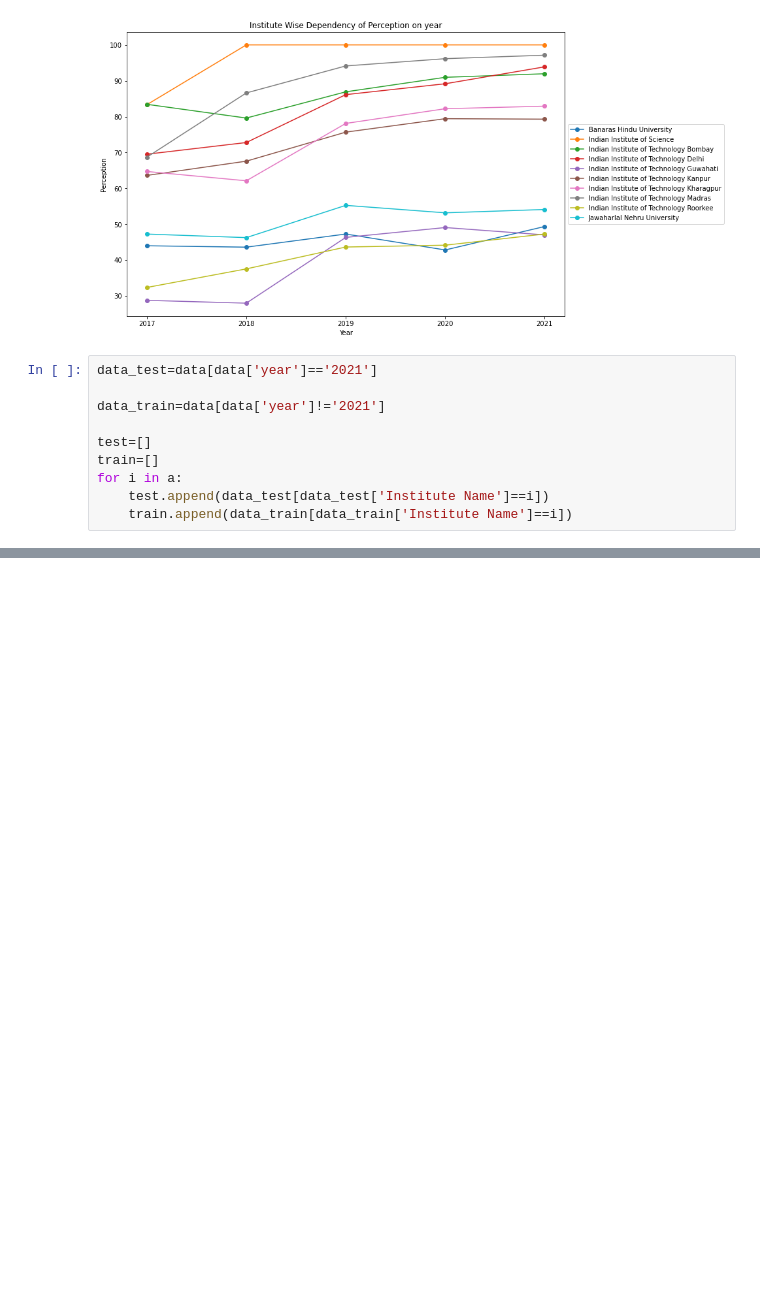
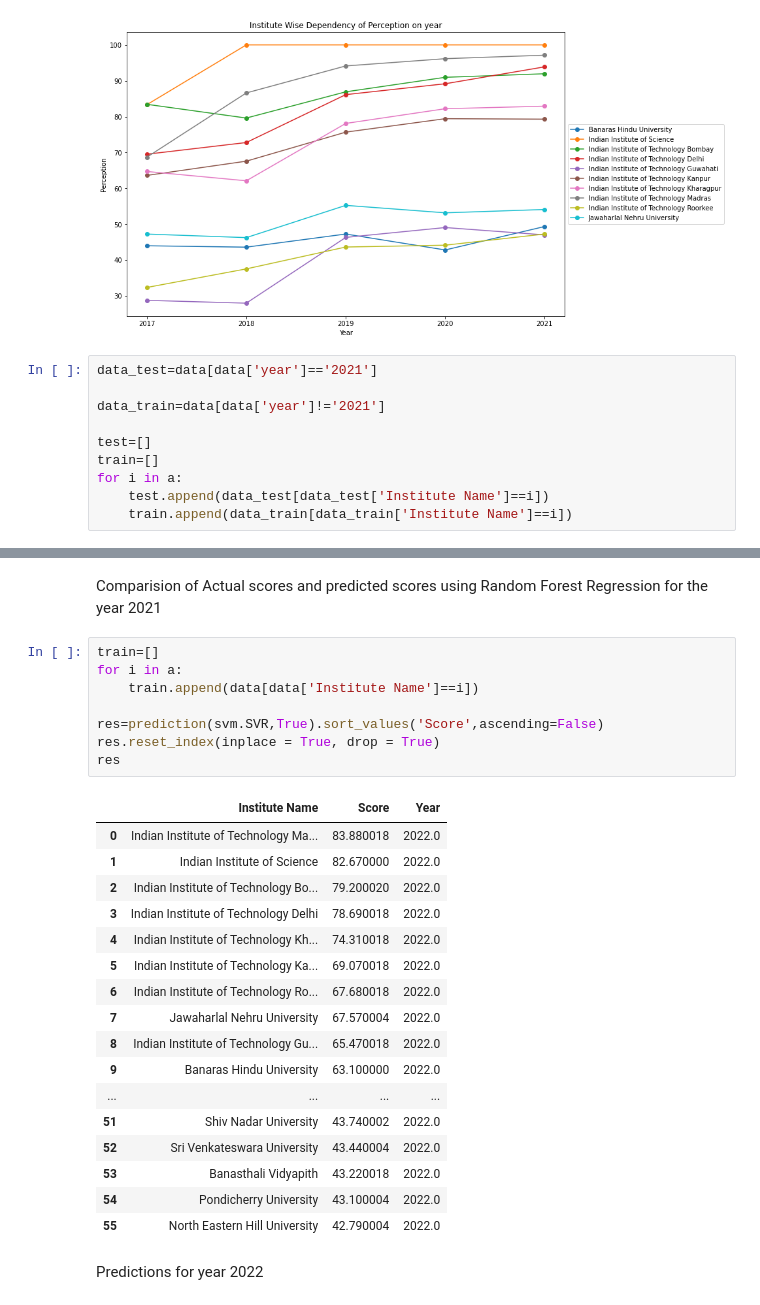
Before and after one commit to kalp121212/DS203_Project, a Jupyter notebook: Nirf.ipynb, the cells around one changed output, grey strips where cells are left out. Cells and saved outputs as stored; diff of their text form; blank space fills up the shorter version.

```diff
--- a/Nirf.ipynb
+++ b/Nirf.ipynb
@@ -302,0 +362,30 @@ Random forest: 98.66634210578077
+# %% [markdown]
+Comparision of Actual scores and predicted scores using Random Forest Regression for the year 2021
+# %%
+train=[]
+for i in a:
+    train.append(data[data['Institute Name']==i])
+
+res=prediction(svm.SVR,True).sort_values('Score',ascending=False)
+res.reset_index(inplace = True, drop = True)
+res
+# %% [output]
+|  | Institute Name | Score | Year |
+| 0 | Indian Institute of Technology Ma... | 83.880018 | 2022.0 |
+| 1 | Indian Institute of Science | 82.670000 | 2022.0 |
+| 2 | Indian Institute of Technology Bo... | 79.200020 | 2022.0 |
+| 3 | Indian Institute of Technology Delhi | 78.690018 | 2022.0 |
+| 4 | Indian Institute of Technology Kh... | 74.310018 | 2022.0 |
+| 5 | Indian Institute of Technology Ka... | 69.070018 | 2022.0 |
+| 6 | Indian Institute of Technology Ro... | 67.680018 | 2022.0 |
+| 7 | Jawaharlal Nehru University | 67.570004 | 2022.0 |
+| 8 | Indian Institute of Technology Gu... | 65.470018 | 2022.0 |
+| 9 | Banaras Hindu University | 63.100000 | 2022.0 |
+| ... | ... | ... | ... |
+| 51 | Shiv Nadar University | 43.740002 | 2022.0 |
+| 52 | Sri Venkateswara University | 43.440004 | 2022.0 |
+| 53 | Banasthali Vidyapith | 43.220018 | 2022.0 |
+| 54 | Pondicherry University | 43.100004 | 2022.0 |
+| 55 | North Eastern Hill University | 42.790004 | 2022.0 |
+# %% [markdown]
+Predictions for year 2022
```
Also changed, not shown: parts of 5 cells of this notebook.
